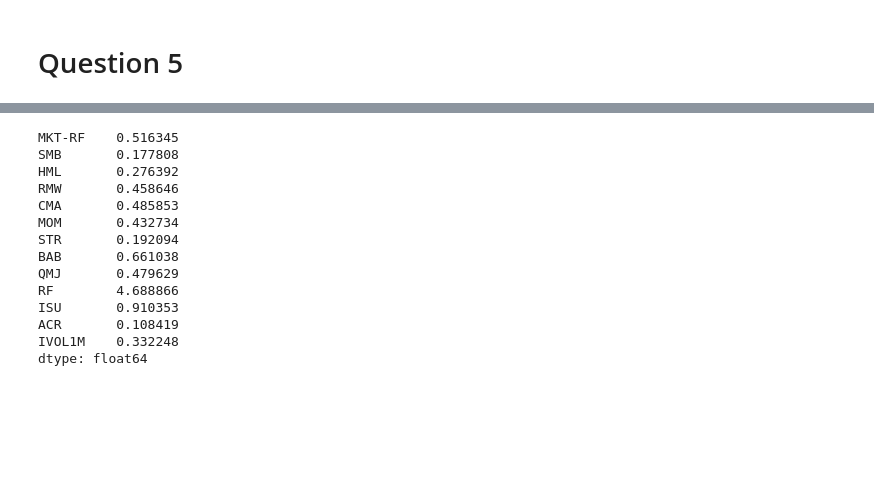
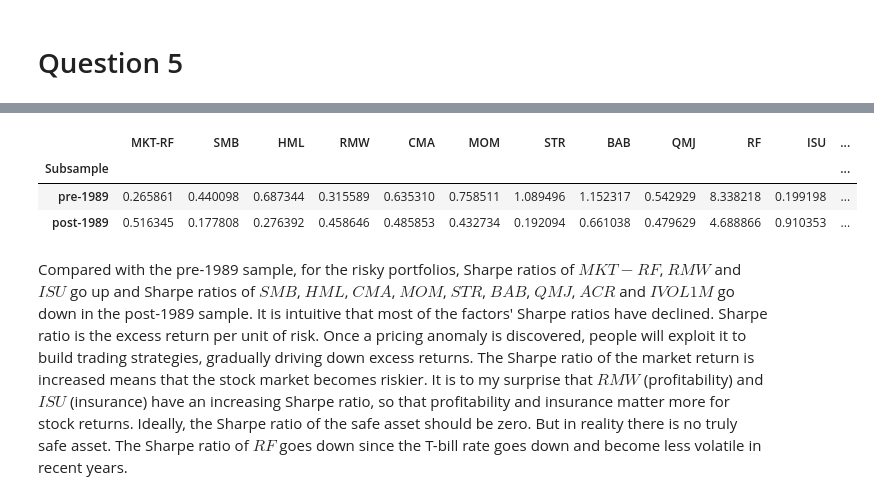
Before and after one commit to mp3201/Behavioral-Finance, a Jupyter notebook: hmwk1/Empirical 1.ipynb, the cells around one changed output, grey strips where cells are left out. Cells and saved outputs as stored; diff of their text form; code cells hidden in the pictures; blank space fills up the shorter version.

```diff
--- a/hmwk1/Empirical 1.ipynb
+++ b/hmwk1/Empirical 1.ipynb
@@ -269,18 +270,10 @@ dtype: float64
-# %%
-SR_post = post.mean()*12/(post.std()*np.sqrt(12))
-print(SR_post)
-# %% [output]
-MKT-RF    0.516345
-SMB       0.177808
-HML       0.276392
-RMW       0.458646
-CMA       0.485853
-MOM       0.432734
-STR       0.192094
-BAB       0.661038
-QMJ       0.479629
-RF        4.688866
-ISU       0.910353
-ACR       0.108419
-IVOL1M    0.332248
-dtype: float64
+# %%
+SRs = pd.DataFrame([SR_pre,SR_post]).reindex(SRs.index.rename('Subsample'))
+SRs.rename(index={0: 'pre-1989', 1: 'post-1989'})
+# %% [output]
+|  | MKT-RF | SMB | HML | RMW | CMA | MOM | STR | BAB | QMJ | RF | ISU | ... |
+| Subsample |  |  |  |  |  |  |  |  |  |  |  | ... |
+| pre-1989 | 0.265861 | 0.440098 | 0.687344 | 0.315589 | 0.635310 | 0.758511 | 1.089496 | 1.152317 | 0.542929 | 8.338218 | 0.199198 | ... |
+| post-1989 | 0.516345 | 0.177808 | 0.276392 | 0.458646 | 0.485853 | 0.432734 | 0.192094 | 0.661038 | 0.479629 | 4.688866 | 0.910353 | ... |
+# %% [markdown]
+Compared with the pre-1989 sample, for the risky portfolios, Sharpe ratios of $MKT-RF$, $RMW$ and $ISU$ go up and Sharpe ratios of $SMB$, $HML$, $CMA$, $MOM$, $STR$, $BAB$, $QMJ$, $ACR$ and $IVOL1M$  go down in the post-1989 sample. It is intuitive that most of the factors' Sharpe ratios have declined. Sharpe ratio is the excess return per unit of risk. Once a pricing anomaly is discovered, people will exploit it to build trading strategies, gradually driving down excess returns. The Sharpe ratio of the market return is increased means that the stock market becomes riskier. It is to my surprise that $RMW$ (profitability) and $ISU$ (insurance) have an increasing Sharpe ratio, so that profitability and insurance matter more for stock returns. Ideally, the Sharpe ratio of the safe asset should be zero. But in reality there is no truly safe asset. The Sharpe ratio of $RF$ goes down since the T-bill rate goes down and become less volatile in recent years.
```
Also changed, not shown: parts of 10 cells of this notebook.
